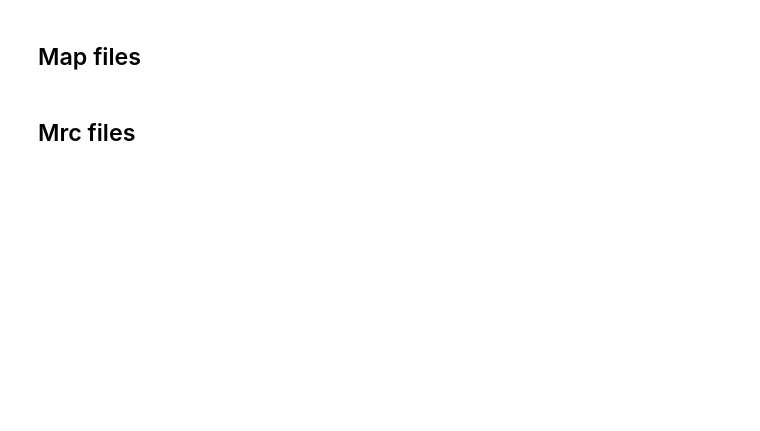
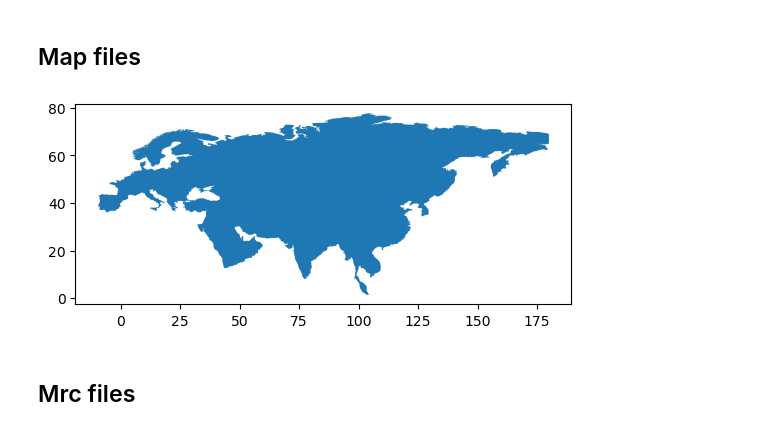
Before and after one commit to Igoratake/MedSlik_CMCC, a Jupyter notebook: Testing_output.ipynb, the cells around one changed output. Drawn from its saved outputs; the diff is of its cells as text; code cells hidden in the pictures; blank space fills up the shorter version.

Commit message:
Finishing the plot comparison results between methodologies

```diff
--- a/Testing_output.ipynb
+++ b/Testing_output.ipynb
@@ -304,7 +307,9 @@ def plot_map(file_path):
 %matplotlib widget
 # %matplotlib inline
 # %%
-plot_map('/work/opa/ia19223/Medslik-II/cases/taranto_manual/bnc_files/dtm.map')
+plot_map('cases/taranto_manual/bnc_files/dtm.map')
+# %% [output]
+[figure, added]
 # %%
 plot_map('/work/opa/ia19223/Medslik-II/cases/taranto_witoil/witoil/DTM_INP/vnzl.map')
 # %% [markdown]
```
Also changed, not shown: parts of 8 cells of this notebook.
